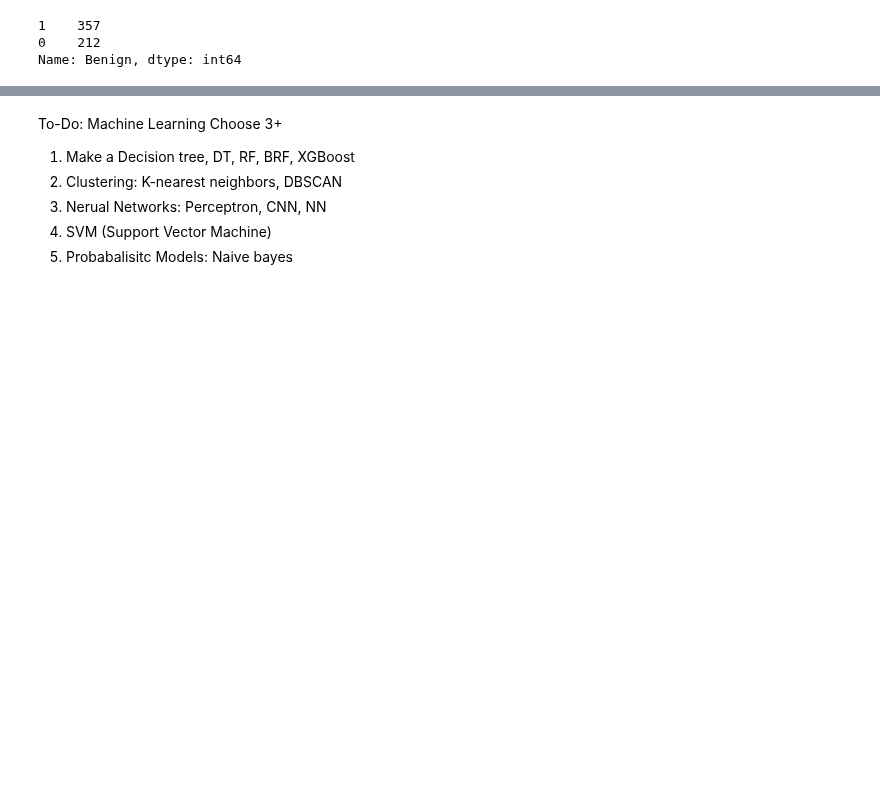
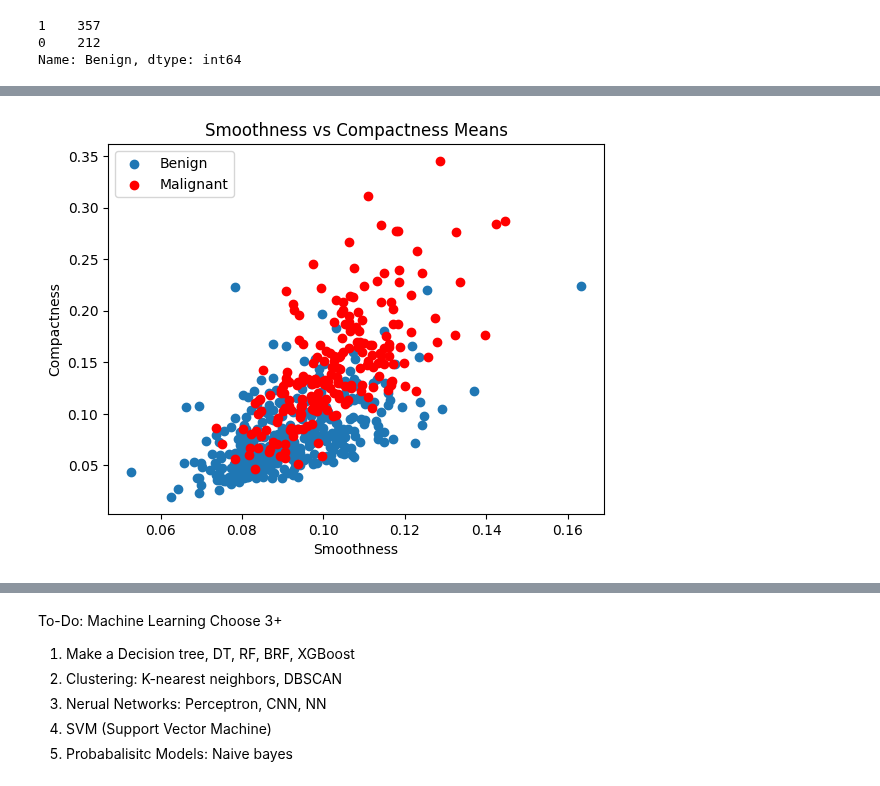
Before and after one commit to AR615598/Classifying_Cancer_Cells, a Jupyter notebook: cancer_cell_classification.ipynb, the cells around one changed output, grey strips where cells are left out. Saved outputs shown, nothing was run; the diff lists cells and outputs as text; code cells hidden in the pictures; blank space fills up the shorter version.

```diff
--- a/cancer_cell_classification.ipynb
+++ b/cancer_cell_classification.ipynb
@@ -76,0 +136,13 @@ b_group
+# %%
+fig = plt.figure()
+ax = fig.add_subplot(1,1,1)
+ax.scatter(b_group['smoothness_mean'], b_group['compactness_mean'], label="Benign")
+ax.scatter(m_group['smoothness_mean'], m_group['compactness_mean'], color = 'r', label="Malignant")
+
+plt.title('Smoothness vs Compactness Means')
+plt.xlabel('Smoothness')
+plt.ylabel('Compactness')
+plt.legend(loc="upper left")
+plt.show()
+# %% [output]
+[figure, added]
```
Also changed, not shown: parts of 17 cells of this notebook.
